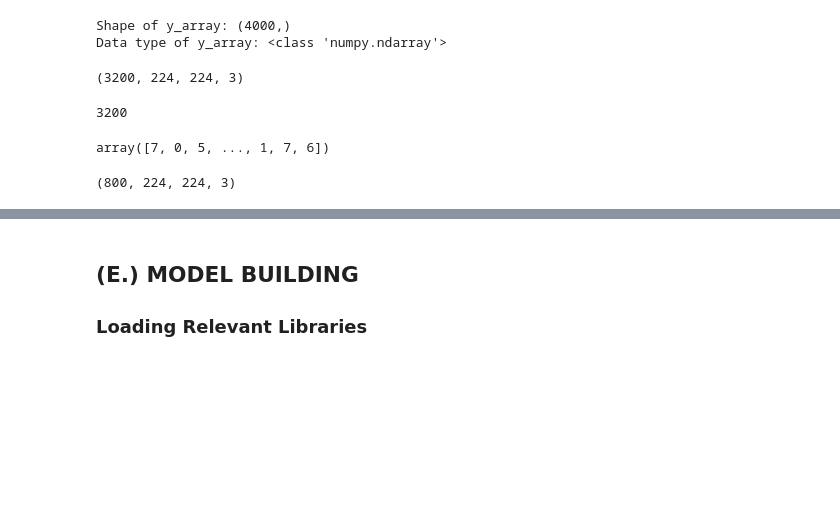
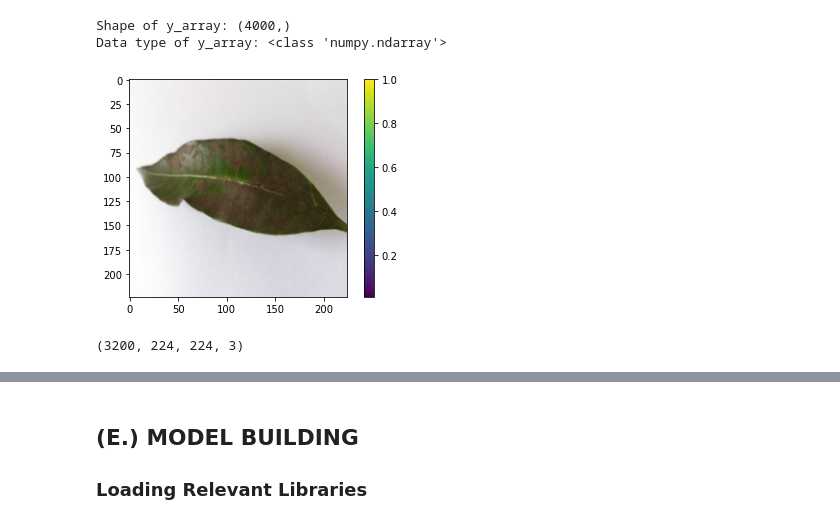
Before and after one commit to SudiWafula/DATA-ANALYTICS-CAPSTONE-PROJECT, a Jupyter notebook: BrianSudi_CapstoneProject.ipynb, the cells around one changed output, grey strips where cells are left out. Drawn from its saved outputs; the diff is of its cells as text; code cells hidden in the pictures; blank space fills up the shorter version.

```diff
--- a/BrianSudi_CapstoneProject.ipynb
+++ b/BrianSudi_CapstoneProject.ipynb
@@ -359,6 +367,14 @@ Shape of y_array: (4000,)
 Data type of y_array: <class 'numpy.ndarray'>
 # %%
 train_images, test_images, train_labels, test_labels = train_test_split(X_array, y_array, test_size=0.2, random_state=42)
+# %%
+plt.figure()
+plt.imshow(train_images[0])
+plt.colorbar()
+plt.grid(False)
+plt.show()
+# %% [output]
+[figure, added]
 # %%
 train_images = train_images / 255.0
 test_images = test_images / 255.0
@@ -366,15 +382,3 @@ test_images = test_images / 255.0
 train_images.shape
 # %% [output]
 (3200, 224, 224, 3)
-# %%
-len(train_labels)
-# %% [output]
-3200
-# %%
-train_labels
-# %% [output]
-array([7, 0, 5, ..., 1, 7, 6])
-# %%
-test_images.shape
-# %% [output]
-(800, 224, 224, 3)
```
Also changed, not shown: parts of 13 cells of this notebook.
